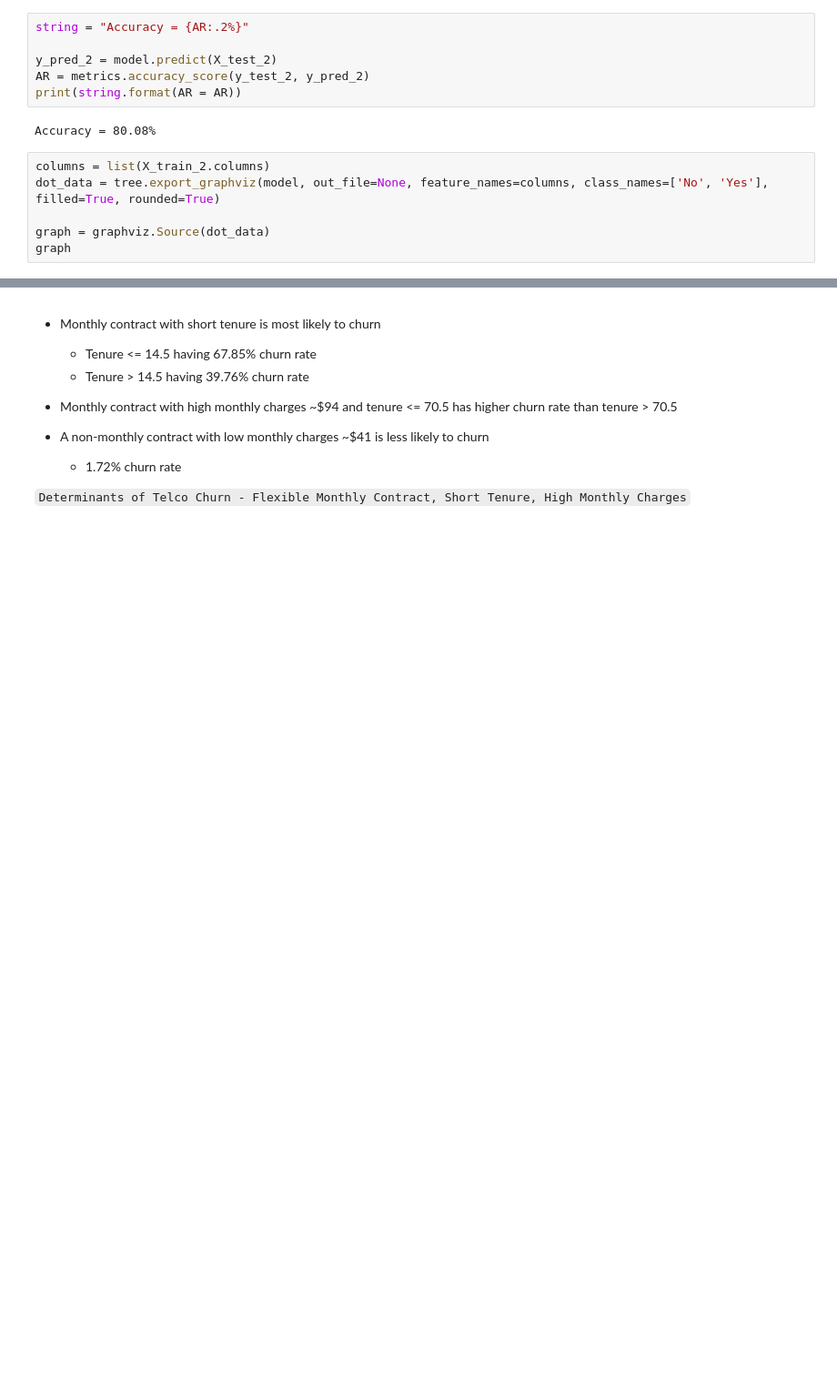
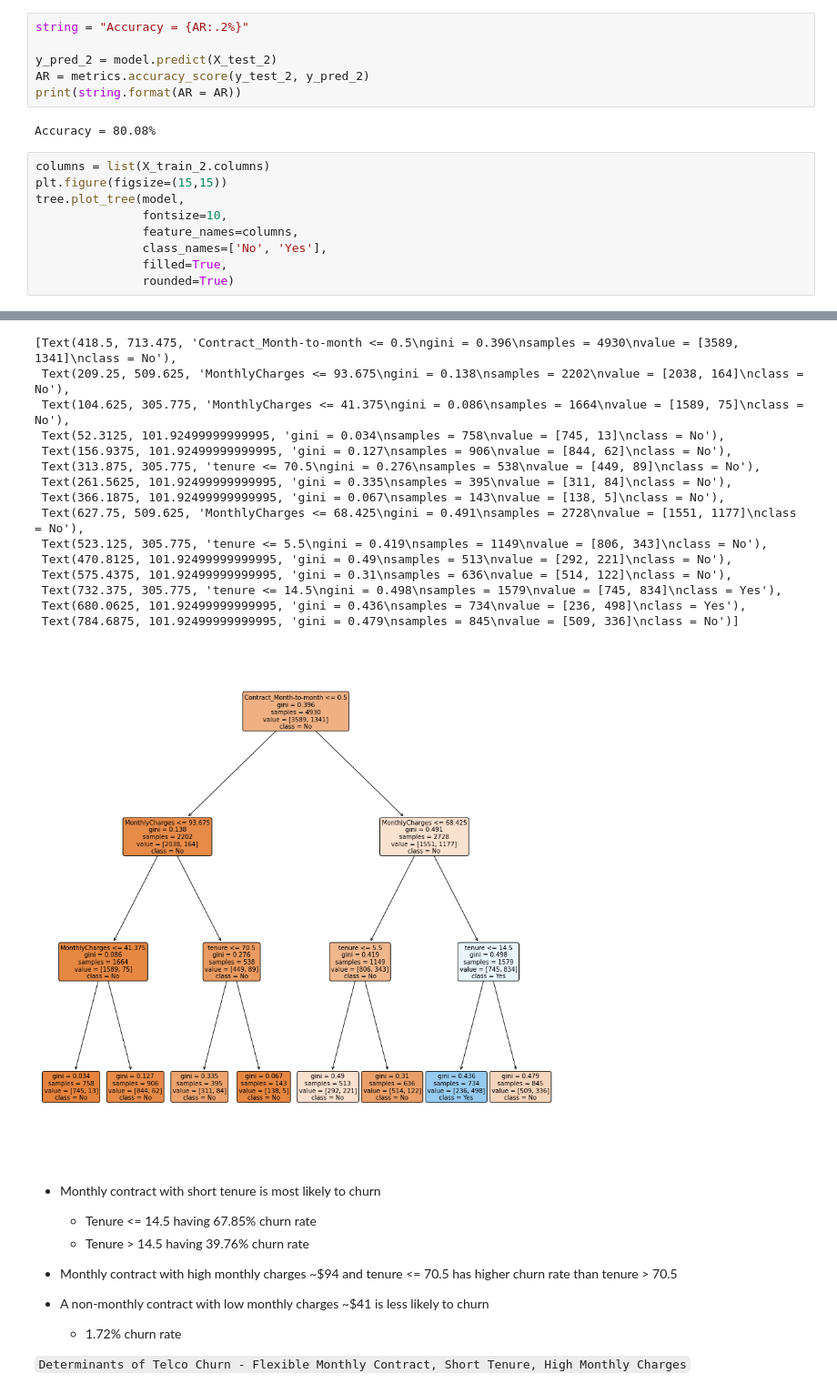
Before and after one commit to abbylmm/DS_Uncut, a Jupyter notebook: telco_churn.ipynb, the cells around one changed output, grey strips where cells are left out. Shown at 91% size. Cells and saved outputs as stored; diff of their text form; blank space fills up the shorter version.

```diff
--- a/telco_churn.ipynb
+++ b/telco_churn.ipynb
@@ -434,8 +456,11 @@ print(string.format(AR = AR))
 Accuracy = 80.08%
 # %%
 columns = list(X_train_2.columns)
-dot_data = tree.export_graphviz(model, out_file=None, feature_names=columns, class_names=['No', 'Yes'], filled=True, rounded=True)
-
-graph = graphviz.Source(dot_data)
-graph
+plt.figure(figsize=(15,15))
+tree.plot_tree(model,
+               fontsize=10,
+               feature_names=columns,
+               class_names=['No', 'Yes'],
+               filled=True,
+               rounded=True)
 # %% [output]
@@ -443,3 +467,19 @@ graph
+[Text(418.5, 713.475, 'Contract_Month-to-month <= 0.5\ngini = 0.396\nsamples = 4930\nvalue = [3589, 1341]\nclass = No'),
+ Text(209.25, 509.625, 'MonthlyCharges <= 93.675\ngini = 0.138\nsamples = 2202\nvalue = [2038, 164]\nclass = No'),
+ Text(104.625, 305.775, 'MonthlyCharges <= 41.375\ngini = 0.086\nsamples = 1664\nvalue = [1589, 75]\nclass = No'),
+ Text(52.3125, 101.92499999999995, 'gini = 0.034\nsamples = 758\nvalue = [745, 13]\nclass = No'),
+ Text(156.9375, 101.92499999999995, 'gini = 0.127\nsamples = 906\nvalue = [844, 62]\nclass = No'),
+ Text(313.875, 305.775, 'tenure <= 70.5\ngini = 0.276\nsamples = 538\nvalue = [449, 89]\nclass = No'),
+ Text(261.5625, 101.92499999999995, 'gini = 0.335\nsamples = 395\nvalue = [311, 84]\nclass = No'),
+ Text(366.1875, 101.92499999999995, 'gini = 0.067\nsamples = 143\nvalue = [138, 5]\nclass = No'),
+ Text(627.75, 509.625, 'MonthlyCharges <= 68.425\ngini = 0.491\nsamples = 2728\nvalue = [1551, 1177]\nclass = No'),
+ Text(523.125, 305.775, 'tenure <= 5.5\ngini = 0.419\nsamples = 1149\nvalue = [806, 343]\nclass = No'),
+ Text(470.8125, 101.92499999999995, 'gini = 0.49\nsamples = 513\nvalue = [292, 221]\nclass = No'),
+ Text(575.4375, 101.92499999999995, 'gini = 0.31\nsamples = 636\nvalue = [514, 122]\nclass = No'),
+ Text(732.375, 305.775, 'tenure <= 14.5\ngini = 0.498\nsamples = 1579\nvalue = [745, 834]\nclass = Yes'),
+ Text(680.0625, 101.92499999999995, 'gini = 0.436\nsamples = 734\nvalue = [236, 498]\nclass = Yes'),
+ Text(784.6875, 101.92499999999995, 'gini = 0.479\nsamples = 845\nvalue = [509, 336]\nclass = No')]
+[figure, added]
 # %% [markdown]
 * Monthly contract with short tenure is most likely to churn
   - Tenure <= 14.5 having 67.85% churn rate
```
Also changed, not shown: parts of 35 cells of this notebook.
